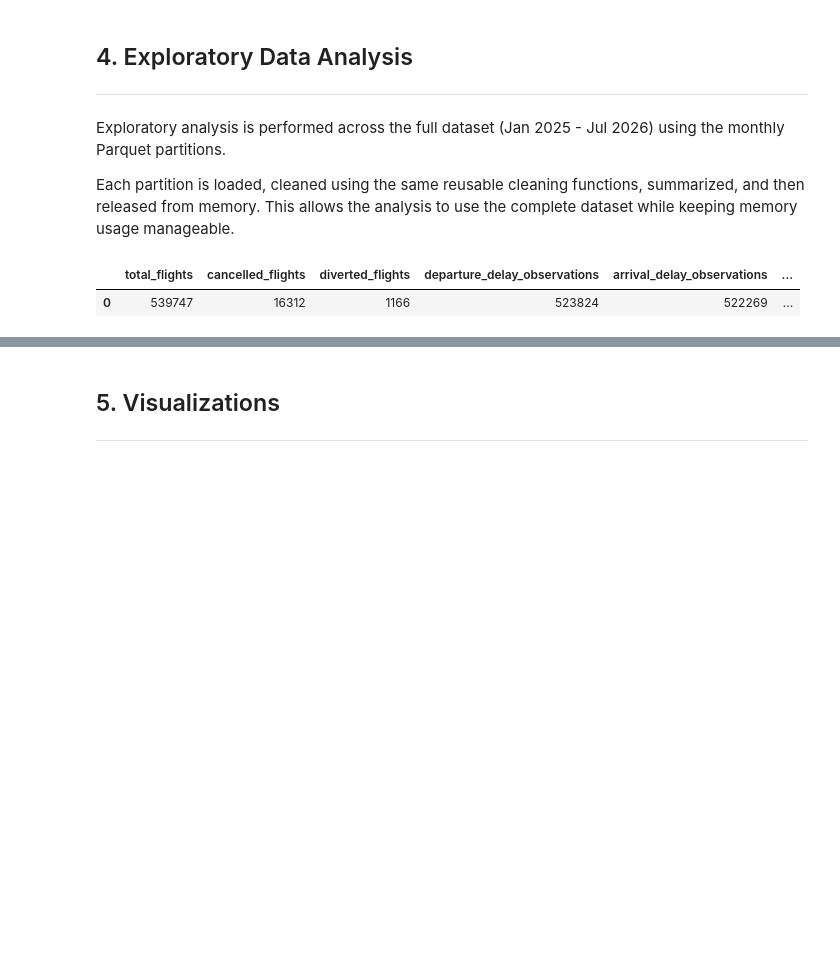
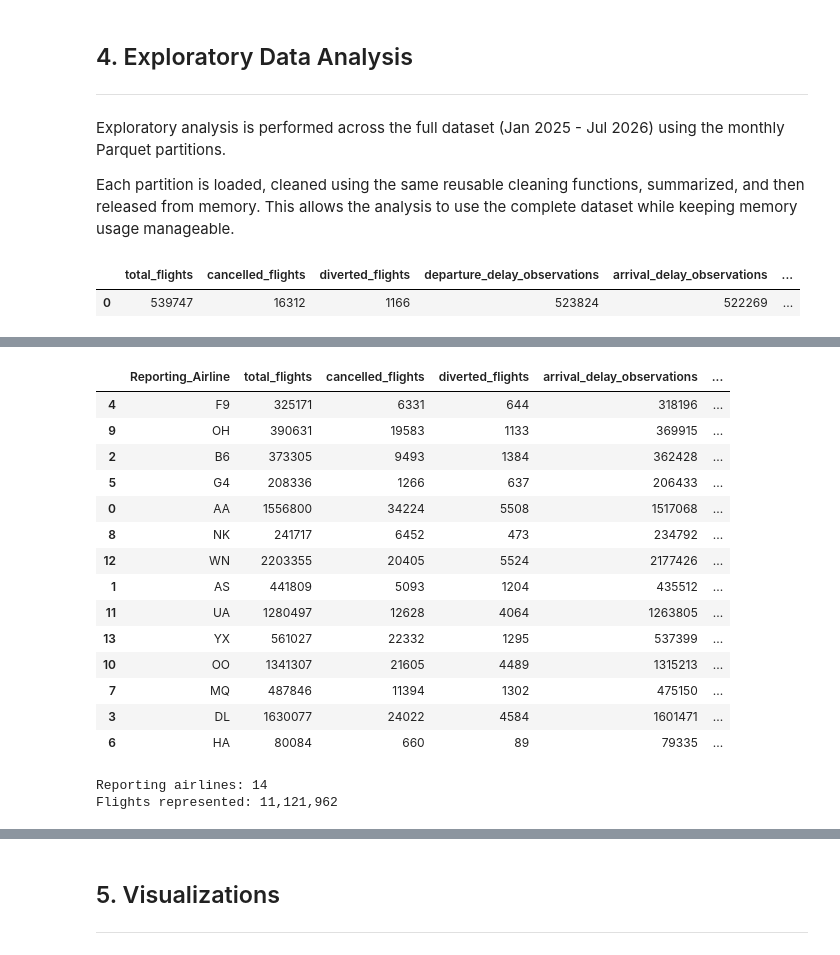
Before and after one commit to ashlabs/ai-programming-foundations-project, a Jupyter notebook: data_workflow.ipynb, the cells around one changed output, grey strips where cells are left out. Drawn from its saved outputs; the diff is of its cells as text; code cells hidden in the pictures; blank space fills up the shorter version.

```diff
--- a/data_workflow.ipynb
+++ b/data_workflow.ipynb
@@ -606,0 +730,35 @@ print(type(summary["cancellation_rate"]))
+# %%
+carrier_performance_display = (
+    carrier_performance_df
+    .sort_values("arrival_delay_rate", ascending=False)
+    .copy()
+)
+
+carrier_performance_display[["cancellation_rate", "diversion_rate", "arrival_delay_rate"]] *= 100
+
+carrier_performance_display
+# %% [output]
+|  | Reporting_Airline | total_flights | cancelled_flights | diverted_flights | arrival_delay_observations | ... |
+| 4 | F9 | 325171 | 6331 | 644 | 318196 | ... |
+| 9 | OH | 390631 | 19583 | 1133 | 369915 | ... |
+| 2 | B6 | 373305 | 9493 | 1384 | 362428 | ... |
+| 5 | G4 | 208336 | 1266 | 637 | 206433 | ... |
+| 0 | AA | 1556800 | 34224 | 5508 | 1517068 | ... |
+| 8 | NK | 241717 | 6452 | 473 | 234792 | ... |
+| 12 | WN | 2203355 | 20405 | 5524 | 2177426 | ... |
+| 1 | AS | 441809 | 5093 | 1204 | 435512 | ... |
+| 11 | UA | 1280497 | 12628 | 4064 | 1263805 | ... |
+| 13 | YX | 561027 | 22332 | 1295 | 537399 | ... |
+| 10 | OO | 1341307 | 21605 | 4489 | 1315213 | ... |
+| 7 | MQ | 487846 | 11394 | 1302 | 475150 | ... |
+| 3 | DL | 1630077 | 24022 | 4584 | 1601471 | ... |
+| 6 | HA | 80084 | 660 | 89 | 79335 | ... |
+# %%
+print("Reporting airlines:", len(carrier_performance_df))
+print(
+    "Flights represented:",
+    f"{carrier_performance_df['total_flights'].sum():,}",
+)
+# %% [output]
+Reporting airlines: 14
+Flights represented: 11,121,962
```
Also changed, not shown: parts of 23 cells of this notebook.
